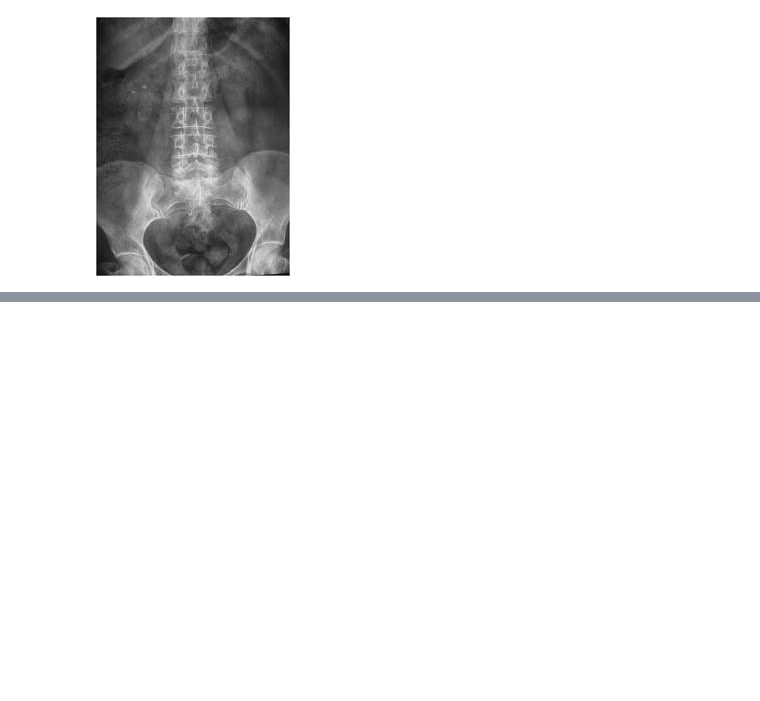
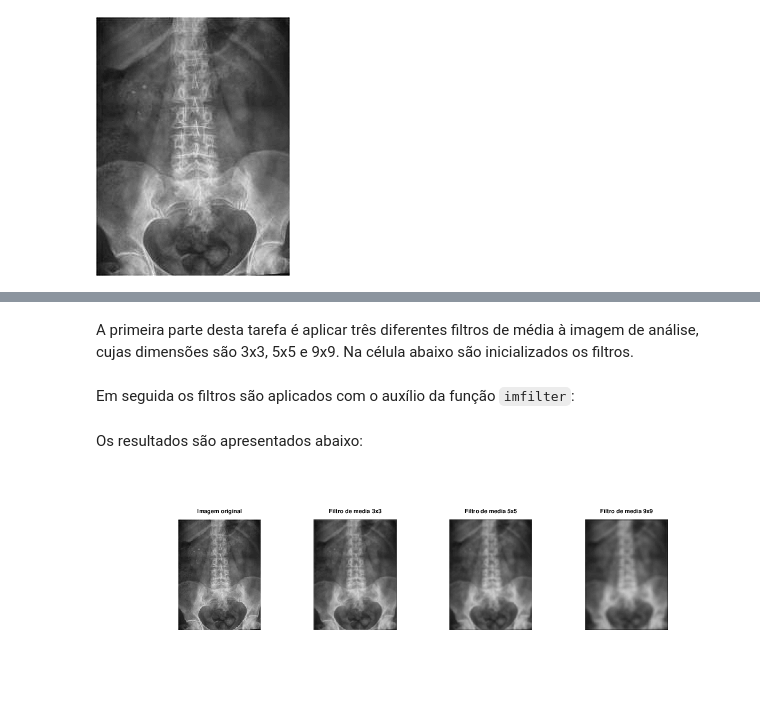
Before and after one commit to Lwao/tarefas-imagens-medicas-2, a Jupyter notebook: Tarefa 7/Tarefa 7 - Imagens Médicas 2.ipynb, the cells around one changed output, grey strips where cells are left out. Cells and saved outputs as stored; diff of their text form; code cells hidden in the pictures; blank space fills up the shorter version.

````diff
--- a/Tarefa 7/Tarefa 7 - Imagens Médicas 2.ipynb
+++ b/Tarefa 7/Tarefa 7 - Imagens Médicas 2.ipynb
@@ -22,0 +25,37 @@ imshow(img)
+# %% [markdown]
+A primeira parte desta tarefa é aplicar três diferentes filtros de média à imagem de análise, cujas dimensões são 3x3, 5x5 e 9x9. Na célula abaixo são inicializados os filtros.
+# %%
+mean_3x3 = ones(3,3)/9;
+mean_5x5 = ones(5,5)/25;
+mean_9x9 = ones(9,9)/81;
+# %% [markdown]
+Em seguida os filtros são aplicados com o auxílio da função ```imfilter```:
+# %%
+img_mean_3x3 = imfilter(img, mean_3x3);
+img_mean_5x5 = imfilter(img, mean_5x5);
+img_mean_9x9 = imfilter(img, mean_9x9);
+# %% [markdown]
+Os resultados são apresentados abaixo:
+# %%
+figure();
+
+subplot(1,4,1);
+imshow(uint8(img));
+title('Imagem original');
+
+subplot(1,4,2);
+imshow(uint8(img_mean_3x3));
+title('Filtro de media 3x3');
+
+subplot(1,4,3);
+imshow(uint8(img_mean_5x5));
+title('Filtro de media 5x5');
+
+subplot(1,4,4);
+imshow(uint8(img_mean_9x9));
+title('Filtro de media 9x9');
+
+
+set(gcf,'Position',[0 0 1200 400])
+# %% [output]
+[figure, added]
````
Also changed, not shown: parts of 27 cells of this notebook.
